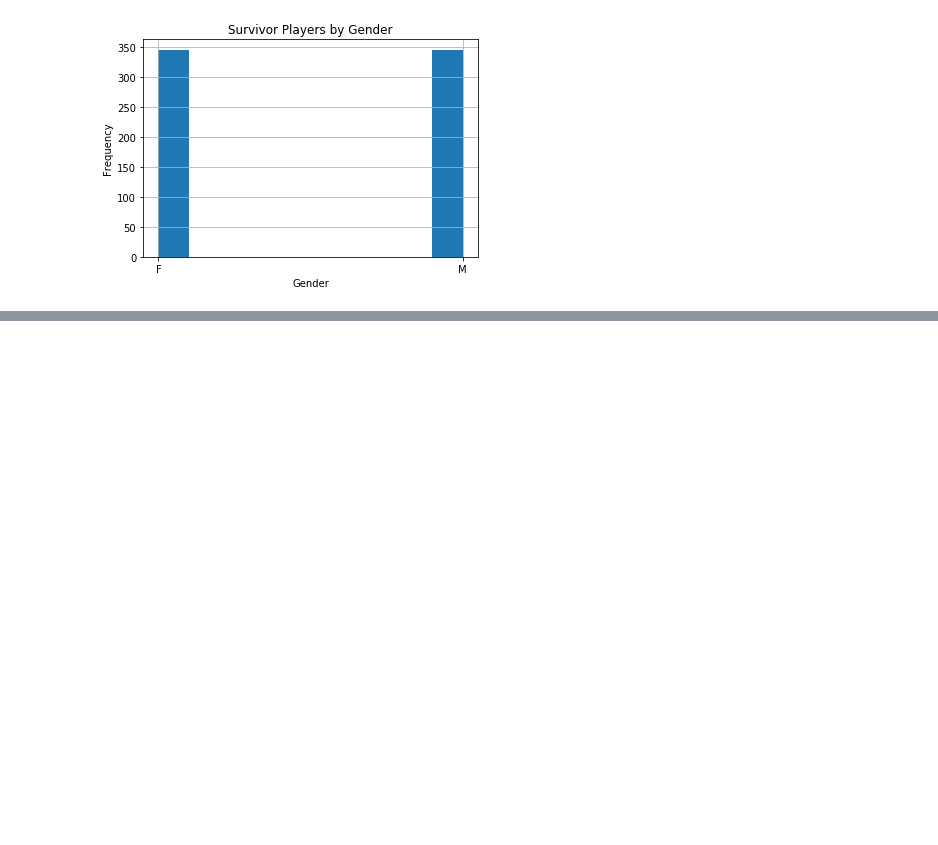
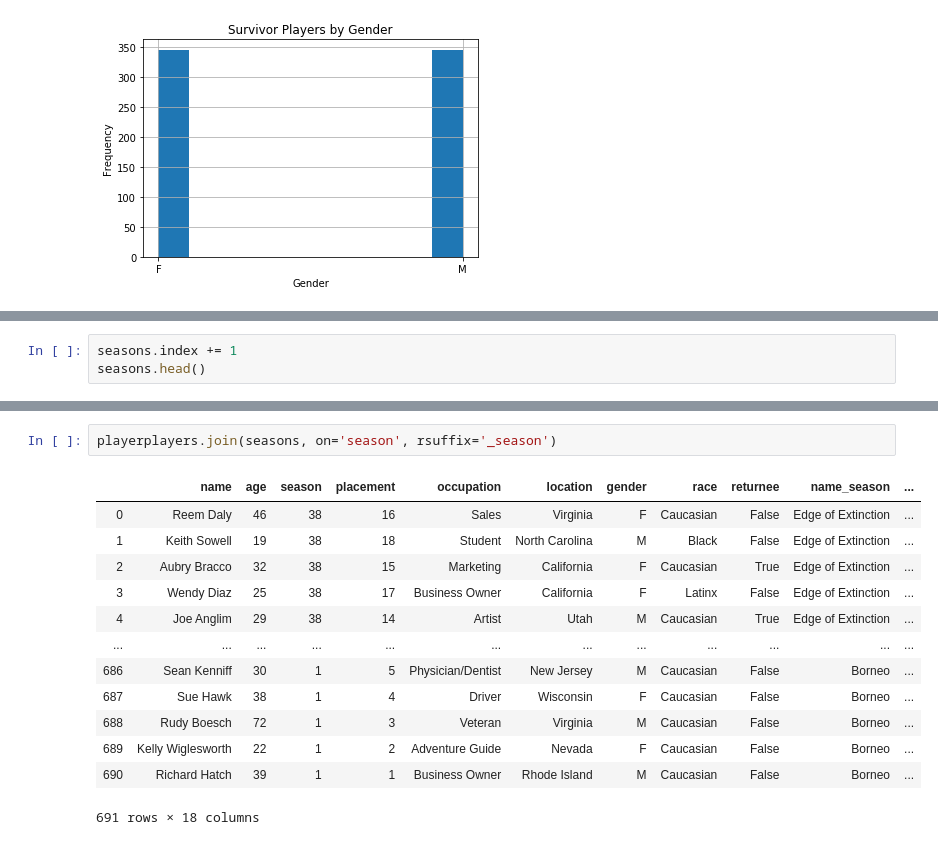
Before and after one commit to kayschulz/survivor_analysis, a Jupyter notebook: exploratory_analysis.ipynb, the cells around one changed output, grey strips where cells are left out. Saved outputs shown, nothing was run; the diff lists cells and outputs as text; blank space fills up the shorter version.

```diff
--- a/exploratory_analysis.ipynb
+++ b/exploratory_analysis.ipynb
@@ -416,0 +423,3 @@ AttributeError: 'DataFrame' object has no attribute 'plotting'
+# %%
+seasons.index += 1
+seasons.head()
@@ -416,0 +433,16 @@ AttributeError: 'DataFrame' object has no attribute 'plotting'
+# %%
+playerplayers.join(seasons, on='season', rsuffix='_season')
+# %% [output]
+|  | name | age | season | placement | occupation | location | gender | race | returnee | name_season | ... |
+| 0 | Reem Daly | 46 | 38 | 16 | Sales | Virginia | F | Caucasian | False | Edge of Extinction | ... |
+| 1 | Keith Sowell | 19 | 38 | 18 | Student | North Carolina | M | Black | False | Edge of Extinction | ... |
+| 2 | Aubry Bracco | 32 | 38 | 15 | Marketing | California | F | Caucasian | True | Edge of Extinction | ... |
+| 3 | Wendy Diaz | 25 | 38 | 17 | Business Owner | California | F | Latinx | False | Edge of Extinction | ... |
+| 4 | Joe Anglim | 29 | 38 | 14 | Artist | Utah | M | Caucasian | True | Edge of Extinction | ... |
+| ... | ... | ... | ... | ... | ... | ... | ... | ... | ... | ... | ... |
+| 686 | Sean Kenniff | 30 | 1 | 5 | Physician/Dentist | New Jersey | M | Caucasian | False | Borneo | ... |
+| 687 | Sue Hawk | 38 | 1 | 4 | Driver | Wisconsin | F | Caucasian | False | Borneo | ... |
+| 688 | Rudy Boesch | 72 | 1 | 3 | Veteran | Virginia | M | Caucasian | False | Borneo | ... |
+| 689 | Kelly Wiglesworth | 22 | 1 | 2 | Adventure Guide | Nevada | F | Caucasian | False | Borneo | ... |
+| 690 | Richard Hatch | 39 | 1 | 1 | Business Owner | Rhode Island | M | Caucasian | False | Borneo | ... |
+691 rows × 18 columns
```
Also changed, not shown: parts of 5 cells of this notebook.
